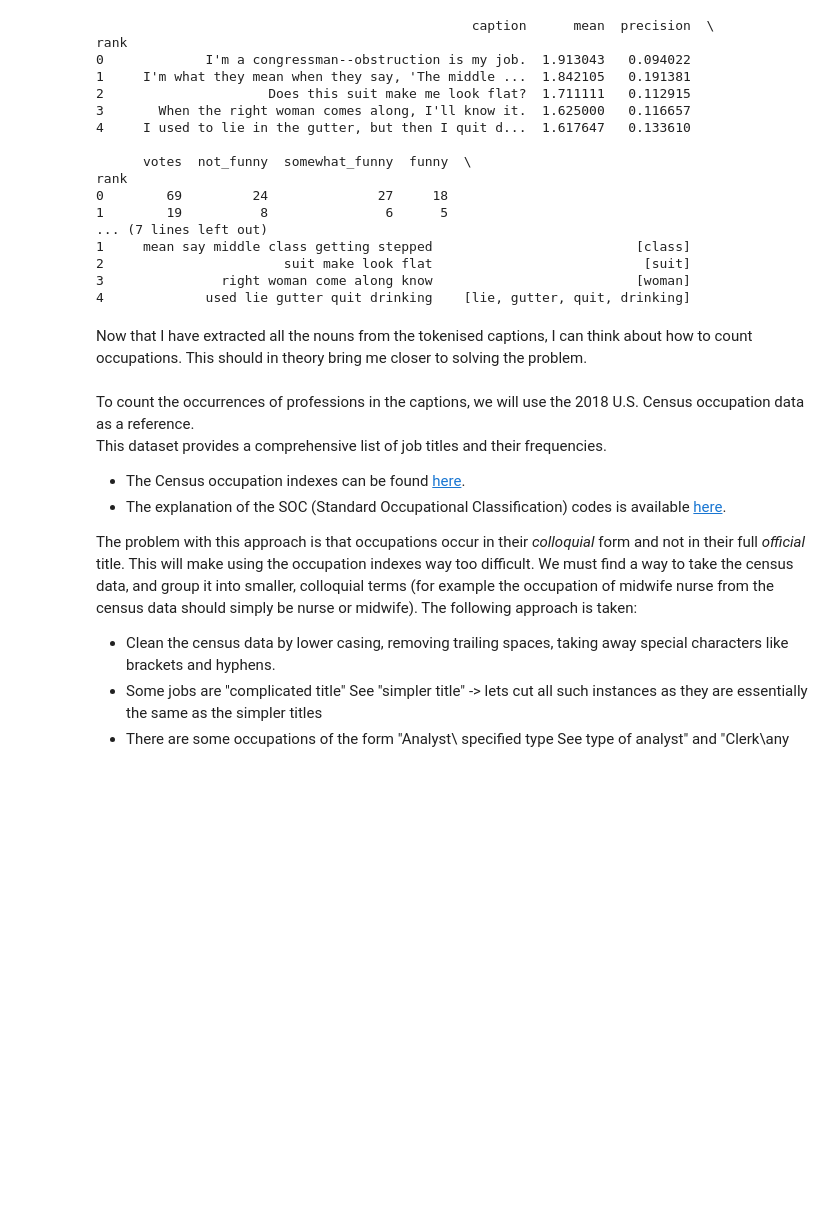
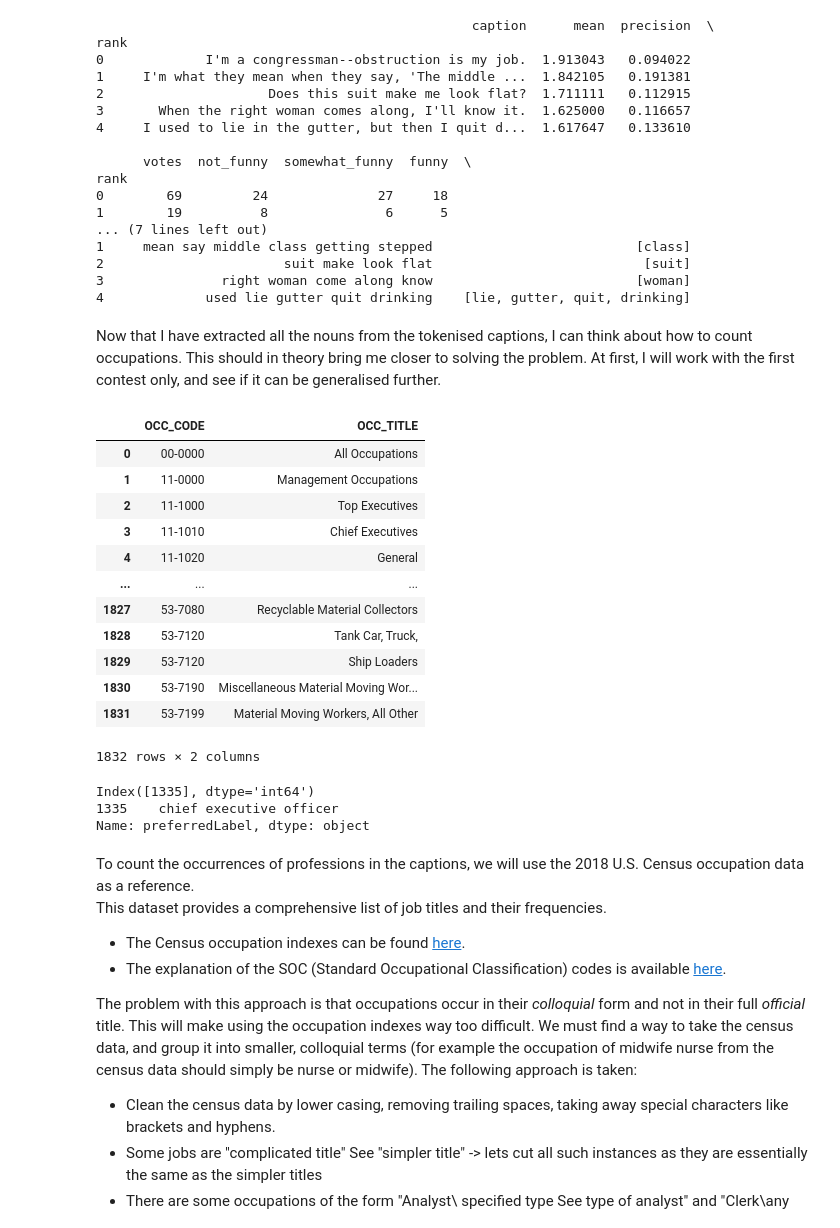
Before and after one commit to epfl-ada/ada-2025-project-adacore42, a Jupyter notebook: _Other/andras_analysis/axis1.ipynb, the cells around one changed output. Cells and saved outputs as stored; diff of their text form; code cells hidden in the pictures; blank space fills up the shorter version.

Commit message:
Datasets for occupations
I did not push the datasets I found -> too heavy. I will treat them, merge them into a csv, push a single file after

```diff
--- a/_Other/andras_analysis/axis1.ipynb
+++ b/_Other/andras_analysis/axis1.ipynb
@@ -228,4 +227,4 @@ rank
 3               right woman come along know                          [woman]
 4             used lie gutter quit drinking    [lie, gutter, quit, drinking]
 # %% [markdown]
-Now that I have extracted all the nouns from the tokenised captions, I can think about how to count occupations. This should in theory bring me closer to solving the problem.
+Now that I have extracted all the nouns from the tokenised captions, I can think about how to count occupations. This should in theory bring me closer to solving the problem. At first, I will work with the first contest only, and see if it can be generalised further.
@@ -232,3 +238,38 @@ Now that I have extracted all the nouns from the tokenised captions, I can think
+# %%
+#load csv
+occupations = pd.read_csv('occupations.csv')
+occupations = occupations.drop_duplicates(subset=['OCC_TITLE']).reset_index(drop=True)
+#if "and" in occupations['OCC_TITLE'], split into two separate rows, keeping the OCC_CODE the same
+# eg General and Operations Managers -> General Managers, Operations Managers
+new_rows = []
+for _, row in occupations.iterrows():
+# %% [output]
+|  | OCC_CODE | OCC_TITLE |
+| 0 | 00-0000 | All Occupations |
+| 1 | 11-0000 | Management Occupations |
+| 2 | 11-1000 | Top Executives |
+| 3 | 11-1010 | Chief Executives |
+| 4 | 11-1020 | General |
+| ... | ... | ... |
+| 1827 | 53-7080 | Recyclable Material Collectors |
+| 1828 | 53-7120 | Tank Car, Truck, |
+| 1829 | 53-7120 | Ship Loaders |
+| 1830 | 53-7190 | Miscellaneous Material Moving Wor... |
+| 1831 | 53-7199 | Material Moving Workers, All Other |
+1832 rows × 2 columns
+# %%
+#read new dataset
+eudataset = pd.read_csv('occupations_en.csv')
+euoccupations = eudataset['preferredLabel']
+
+#locate ceo
+ceo_indices = euoccupations[euoccupations.str.contains(r'\bchief executive officer\b', case=False, na=False)].index
+print(ceo_indices)
+print(euoccupations[ceo_indices])
+# %% [output]
+Index([1335], dtype='int64')
+1335    chief executive officer
+Name: preferredLabel, dtype: object
 # %% [markdown]
 To count the occurrences of professions in the captions, we will use the 2018 U.S. Census occupation data as a reference.
 This dataset provides a comprehensive list of job titles and their frequencies.
```
Also changed, not shown: parts of 4 cells of this notebook.
